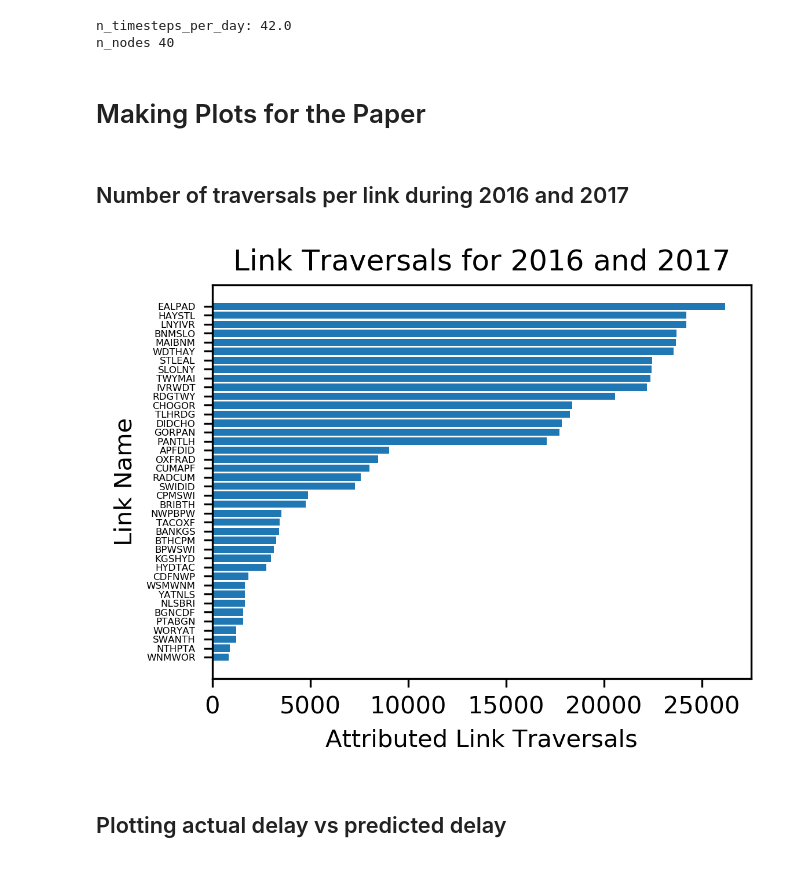
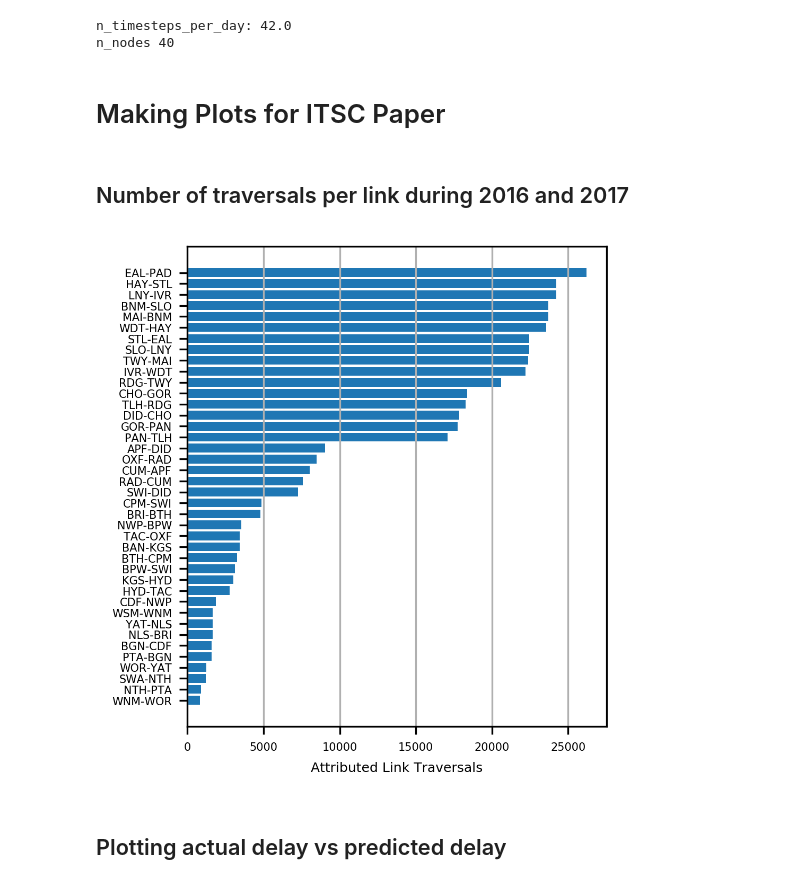
Before and after one commit to jacob-heglund/raildelay, a Jupyter notebook: notebooks/raildelays_create_data.ipynb, the cells around one changed output. Saved outputs shown, nothing was run; the diff lists cells and outputs as text; code cells hidden in the pictures.

```diff
--- a/notebooks/raildelays_create_data.ipynb
+++ b/notebooks/raildelays_create_data.ipynb
@@ -613,30 +606,41 @@ print("n_nodes", n_nodes)
 n_timesteps_per_day: 42.0
 n_nodes 40
 # %% [markdown]
-# Making Plots for the Paper
+# Making Plots for ITSC Paper
 # %% [markdown]
 ## Number of traversals per link during 2016 and 2017
 # %%
 label_traversals = {}
+idx_traversals = {}
 
 for i in range(len(n_trains_total)):
     label_traversals[LG_node_label[LG_idx_node[i]]] = int(n_trains_total[i].item())
+    idx_traversals[i] = int(n_trains_total[i].item())
+
+idx_traversals = {k: v for k, v in sorted(idx_traversals.items(), key=lambda item: item[1], reverse=True)}
 
 label_traversals = {k: v for k, v in sorted(label_traversals.items(), key=lambda item: item[1], reverse=True)}
 labels, y = zip(*label_traversals.items())
+labels = list(labels)
+for i in range(len(labels)):
+    labels[i] = labels[i][0:3] + "-" + labels[i][3:]
+
 x = np.arange(0, len(y))
 x = sorted(x, reverse=True)
 y = sorted(y, reverse=True)
-fig, ax = plt.subplots(figsize=figsize, dpi=dpi)
+
+fig, ax = plt.subplots(figsize=(3.4, 4), dpi=dpi)
 plt.barh(x,y)
-plt.ylabel("Link Name")
-plt.xlabel("Attributed Link Traversals")
-plt.yticks(fontsize=4)
+# plt.ylabel("Link Name")
+plt.xlabel("Attributed Link Traversals", fontsize=6)
+plt.xticks(fontsize=5)
+plt.yticks(fontsize=5)
 ax.set(yticks=x, yticklabels=labels)
-plt.title("Link Traversals for 2016 and 2017")
+plt.grid(axis="x")
+# plt.title("Link Traversals for 2016 and 2017")
 plt.show()
 # %% [output]
-[figure, old version]
+[figure, new version]
 # %% [markdown]
 ## Plotting actual delay vs predicted delay
 # %%
```
Also changed, not shown: parts of 13 cells of this notebook, 13 other files.
